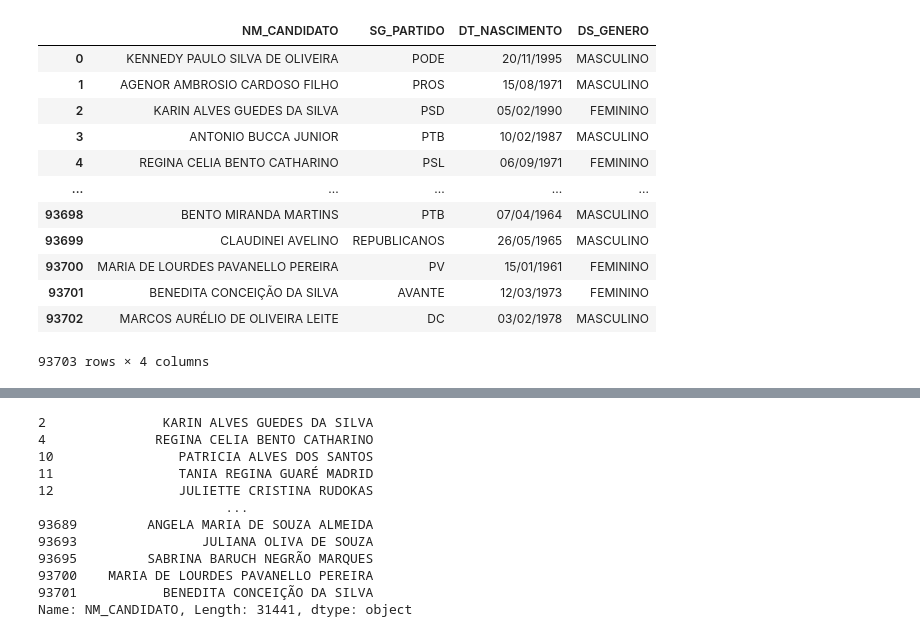
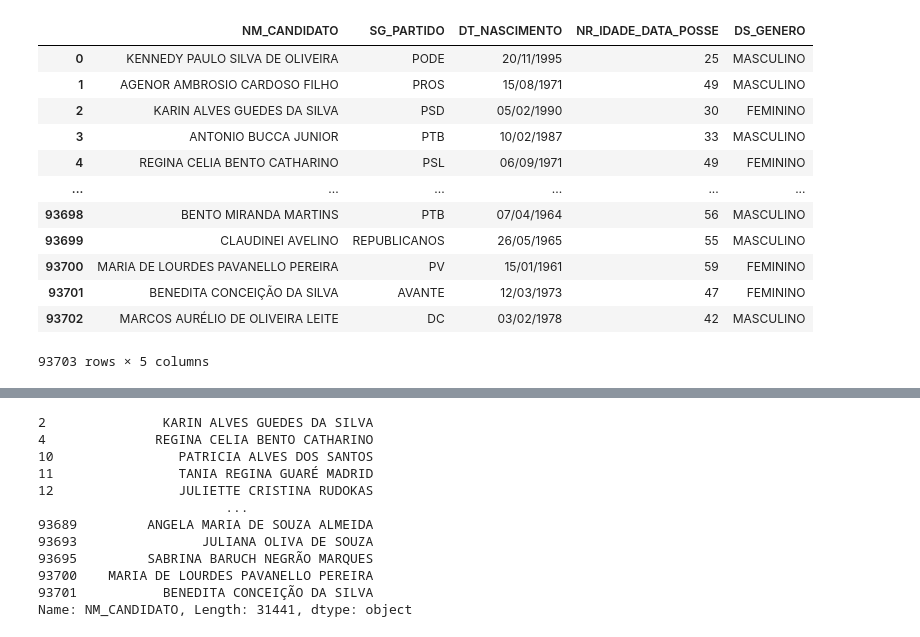
Before and after one commit to NayDev/Projeto-Python, a Jupyter notebook: Candidatas 2020.ipynb, the cells around one changed output, grey strips where cells are left out. Cells and saved outputs as stored; diff of their text form; code cells hidden in the pictures.

```diff
--- a/Candidatas 2020.ipynb
+++ b/Candidatas 2020.ipynb
@@ -5,18 +6,18 @@ import csv
 # %%
 df = pd.read_csv('/home/nayara/trabalhoPy/trabalhoPy_env/consulta_cand_2020_SP.csv',header=0,encoding='ISO-8859-1', delimiter=';')
 # %%
-df.iloc[0:,[17,28,38,42]]
+df.iloc[0:,[17,28,38,39,42]]
 # %% [output]
-|  | NM_CANDIDATO | SG_PARTIDO | DT_NASCIMENTO | DS_GENERO |
-| 0 | KENNEDY PAULO SILVA DE OLIVEIRA | PODE | 20/11/1995 | MASCULINO |
-| 1 | AGENOR AMBROSIO CARDOSO FILHO | PROS | 15/08/1971 | MASCULINO |
-| 2 | KARIN ALVES GUEDES DA SILVA | PSD | 05/02/1990 | FEMININO |
-| 3 | ANTONIO BUCCA JUNIOR | PTB | 10/02/1987 | MASCULINO |
-| 4 | REGINA CELIA BENTO CATHARINO | PSL | 06/09/1971 | FEMININO |
-| ... | ... | ... | ... | ... |
-| 93698 | BENTO MIRANDA MARTINS | PTB | 07/04/1964 | MASCULINO |
-| 93699 | CLAUDINEI AVELINO | REPUBLICANOS | 26/05/1965 | MASCULINO |
-| 93700 | MARIA DE LOURDES PAVANELLO PEREIRA | PV | 15/01/1961 | FEMININO |
-| 93701 | BENEDITA CONCEIÇÃO DA SILVA | AVANTE | 12/03/1973 | FEMININO |
-| 93702 | MARCOS AURÉLIO DE OLIVEIRA LEITE | DC | 03/02/1978 | MASCULINO |
+|  | NM_CANDIDATO | SG_PARTIDO | DT_NASCIMENTO | NR_IDADE_DATA_POSSE | DS_GENERO |
+| 0 | KENNEDY PAULO SILVA DE OLIVEIRA | PODE | 20/11/1995 | 25 | MASCULINO |
+| 1 | AGENOR AMBROSIO CARDOSO FILHO | PROS | 15/08/1971 | 49 | MASCULINO |
+| 2 | KARIN ALVES GUEDES DA SILVA | PSD | 05/02/1990 | 30 | FEMININO |
+| 3 | ANTONIO BUCCA JUNIOR | PTB | 10/02/1987 | 33 | MASCULINO |
+| 4 | REGINA CELIA BENTO CATHARINO | PSL | 06/09/1971 | 49 | FEMININO |
+| ... | ... | ... | ... | ... | ... |
+| 93698 | BENTO MIRANDA MARTINS | PTB | 07/04/1964 | 56 | MASCULINO |
+| 93699 | CLAUDINEI AVELINO | REPUBLICANOS | 26/05/1965 | 55 | MASCULINO |
+| 93700 | MARIA DE LOURDES PAVANELLO PEREIRA | PV | 15/01/1961 | 59 | FEMININO |
+| 93701 | BENEDITA CONCEIÇÃO DA SILVA | AVANTE | 12/03/1973 | 47 | FEMININO |
+| 93702 | MARCOS AURÉLIO DE OLIVEIRA LEITE | DC | 03/02/1978 | 42 | MASCULINO |
-93703 rows × 4 columns
+93703 rows × 5 columns
```
Also changed, not shown: parts of 5 cells of this notebook.
